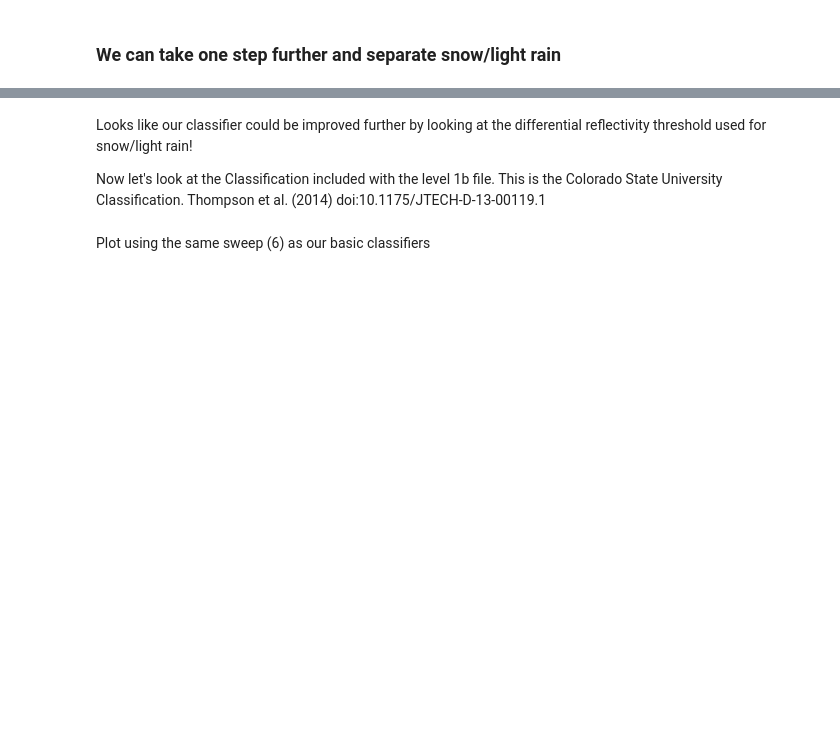
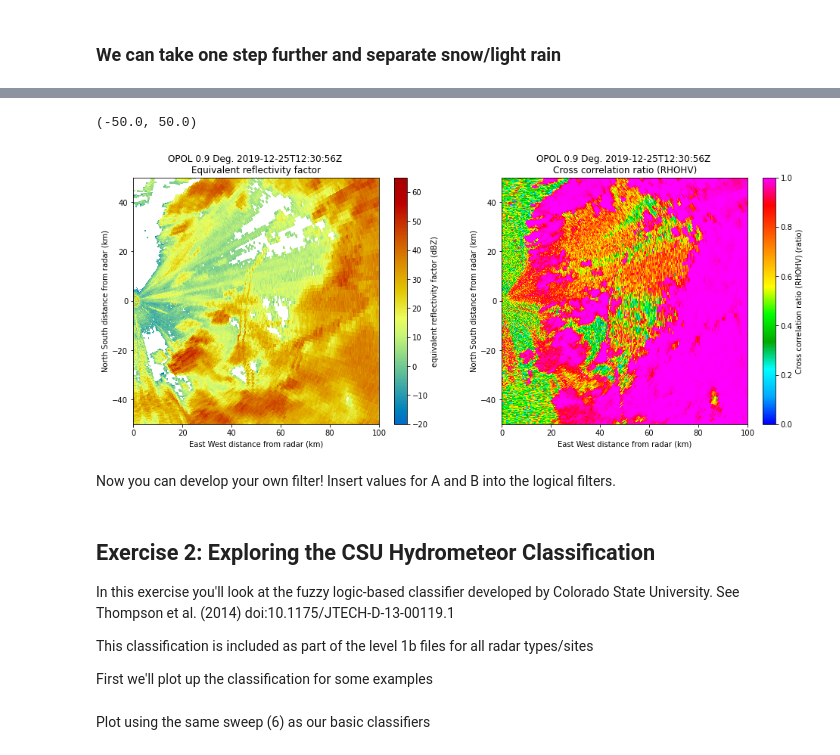
Before and after one commit to vlouf/ICSHMO_2022, a Jupyter notebook: 03 - Classification/03 - Classification.ipynb, the cells around one changed output, grey strips where cells are left out. Cells and saved outputs as stored; diff of their text form; code cells hidden in the pictures; blank space fills up the shorter version.

```diff
--- a/03 - Classification/03 - Classification.ipynb
+++ b/03 - Classification/03 - Classification.ipynb
@@ -129,0 +172,14 @@ ax.set_ylim(20, 60)
+# %%
+fig, axs = plt.subplots(1,2, figsize=(16,6))
+gr = pyart.graph.RadarDisplay(radar)
+gr.plot_ppi('total_power', sweep=0, vmin=-20, vmax=65, ax=axs[0])
+axs[0].set_xlim(0, 100)
+axs[0].set_ylim(-50, 50)
+gr.plot_ppi('cross_correlation_ratio', sweep=0, vmin=0, vmax=1, ax=axs[1])
+axs[1].set_xlim(0, 100)
+axs[1].set_ylim(-50, 50)
+# %% [output]
+(-50.0, 50.0)
+[figure, added]
+# %% [markdown]
+Now you can develop your own filter! Insert values for A and B into the logical filters.
@@ -130,8 +207,11 @@ ax.set_ylim(20, 60)
 # %% [markdown]
-Looks like our classifier could be improved further by looking at the differential reflectivity threshold used for snow/light rain!
+## Exercise 2: Exploring the CSU Hydrometeor Classification
 
-Now let's look at the Classification included with the level 1b file.
-This is the Colorado State University Classification. Thompson et al. (2014) doi:10.1175/JTECH-D-13-00119.1
+In this exercise you'll look at the fuzzy logic-based classifier developed by Colorado State University. See Thompson et al. (2014) doi:10.1175/JTECH-D-13-00119.1
+
+This classification is included as part of the level 1b files for all radar types/sites
+
+First we'll plot up the classification for some examples
 # %%
 def adjust_csuhca_scheme_colorbar_for_pyart(cb):
     """
```
Also changed, not shown: parts of 21 cells of this notebook, 2 other files.
